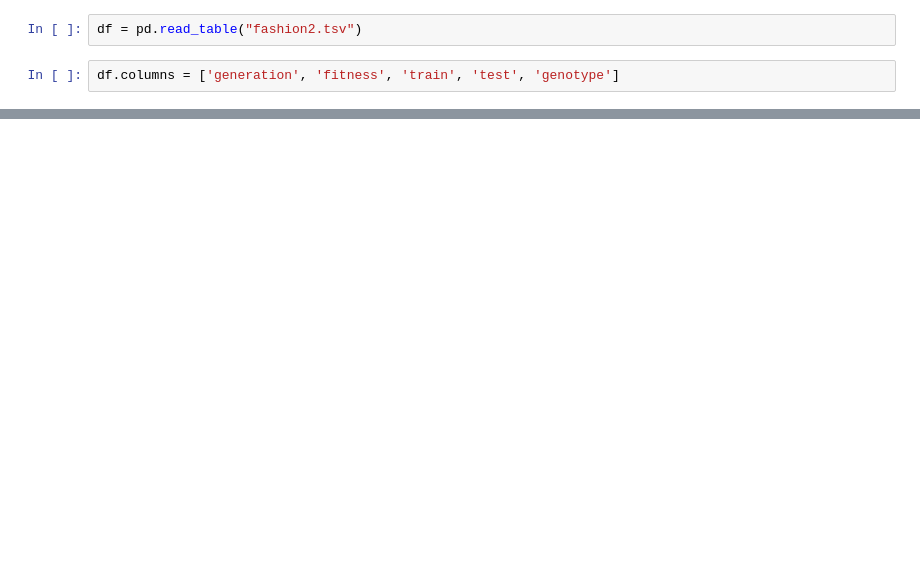
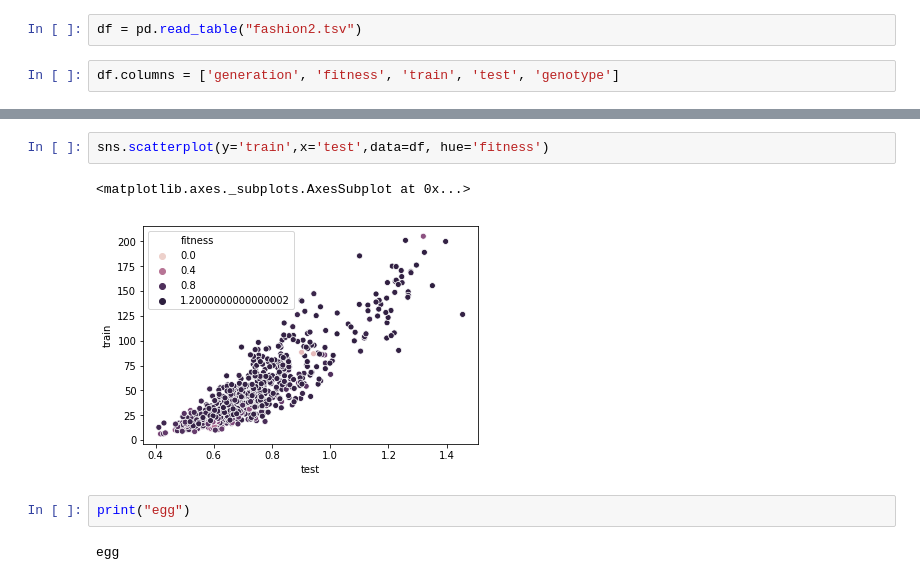
Before and after one commit to roblanf/netcaster, a Jupyter notebook: plot.ipynb, the cells around one changed output, grey strips where cells are left out. Cells and saved outputs as stored; diff of their text form; blank space fills up the shorter version.

```diff
--- a/plot.ipynb
+++ b/plot.ipynb
@@ -27,0 +41,9 @@ sns.scatterplot(y='train',x='generation',data=df)
+# %%
+sns.scatterplot(y='train',x='test',data=df, hue='fitness')
+# %% [output]
+<matplotlib.axes._subplots.AxesSubplot at 0x...>
+[figure, added]
+# %%
+print("egg")
+# %% [output]
+egg
```
Also changed, not shown: parts of 7 cells of this notebook.
